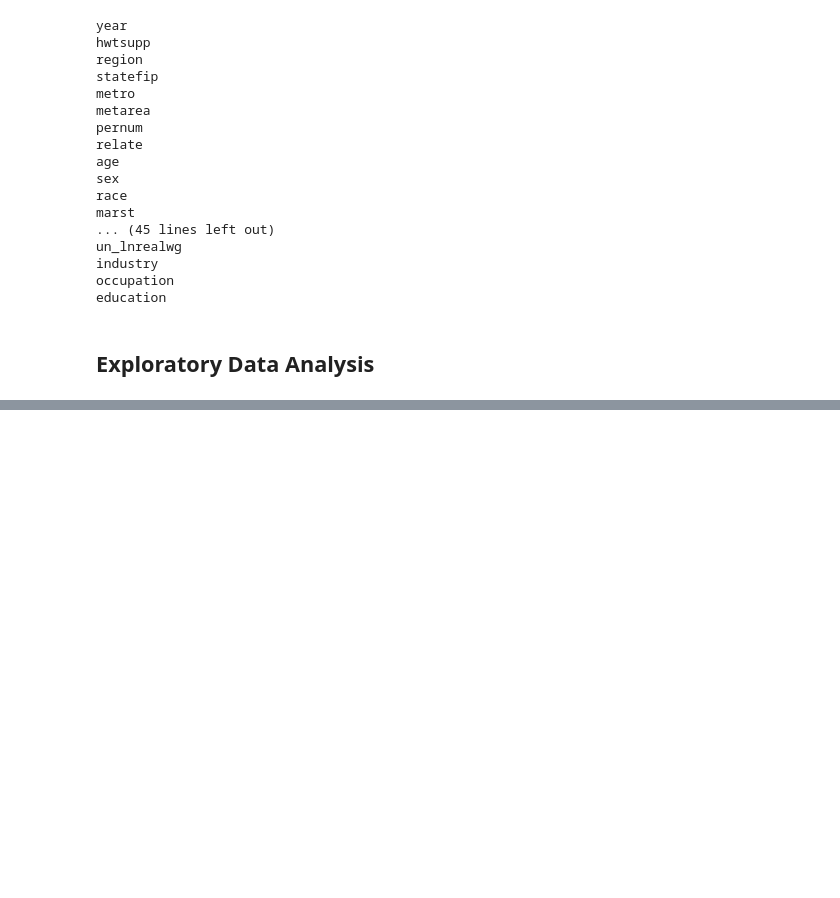
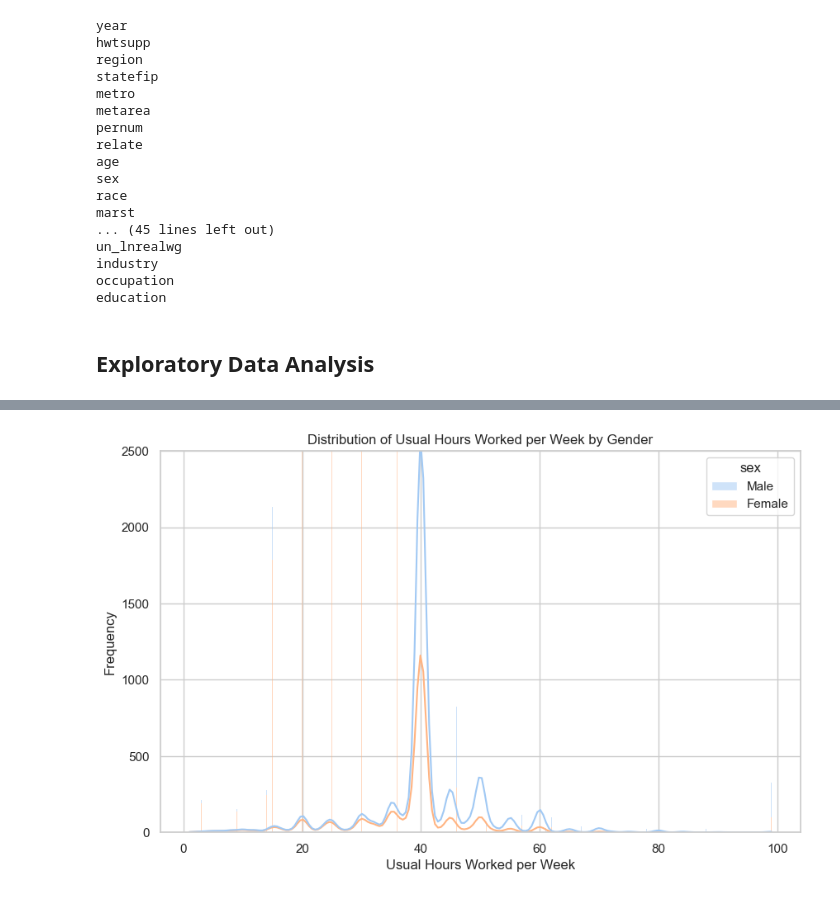
Before and after one commit to dhyutin/msai339-data-science-project, a Jupyter notebook: data_preprocessing.ipynb, the cells around one changed output, grey strips where cells are left out. Drawn from its saved outputs; the diff is of its cells as text; code cells hidden in the pictures; blank space fills up the shorter version.

```diff
--- a/data_preprocessing.ipynb
+++ b/data_preprocessing.ipynb
@@ -479,0 +696,10 @@ Unique values in 'sex' column: [1 2]
+# %%
+plt.figure(figsize=(10, 6))
+sns.histplot(data=new_data, x='uhrswork', hue='sex', multiple='stack', kde=True, palette='pastel')
+plt.title('Distribution of Usual Hours Worked per Week by Gender')
+plt.xlabel('Usual Hours Worked per Week')
+plt.ylabel('Frequency')
+plt.ylim(0, 2500)
+plt.show()
+# %% [output]
+[figure, added]
```
Also changed, not shown: parts of 15 cells of this notebook.
